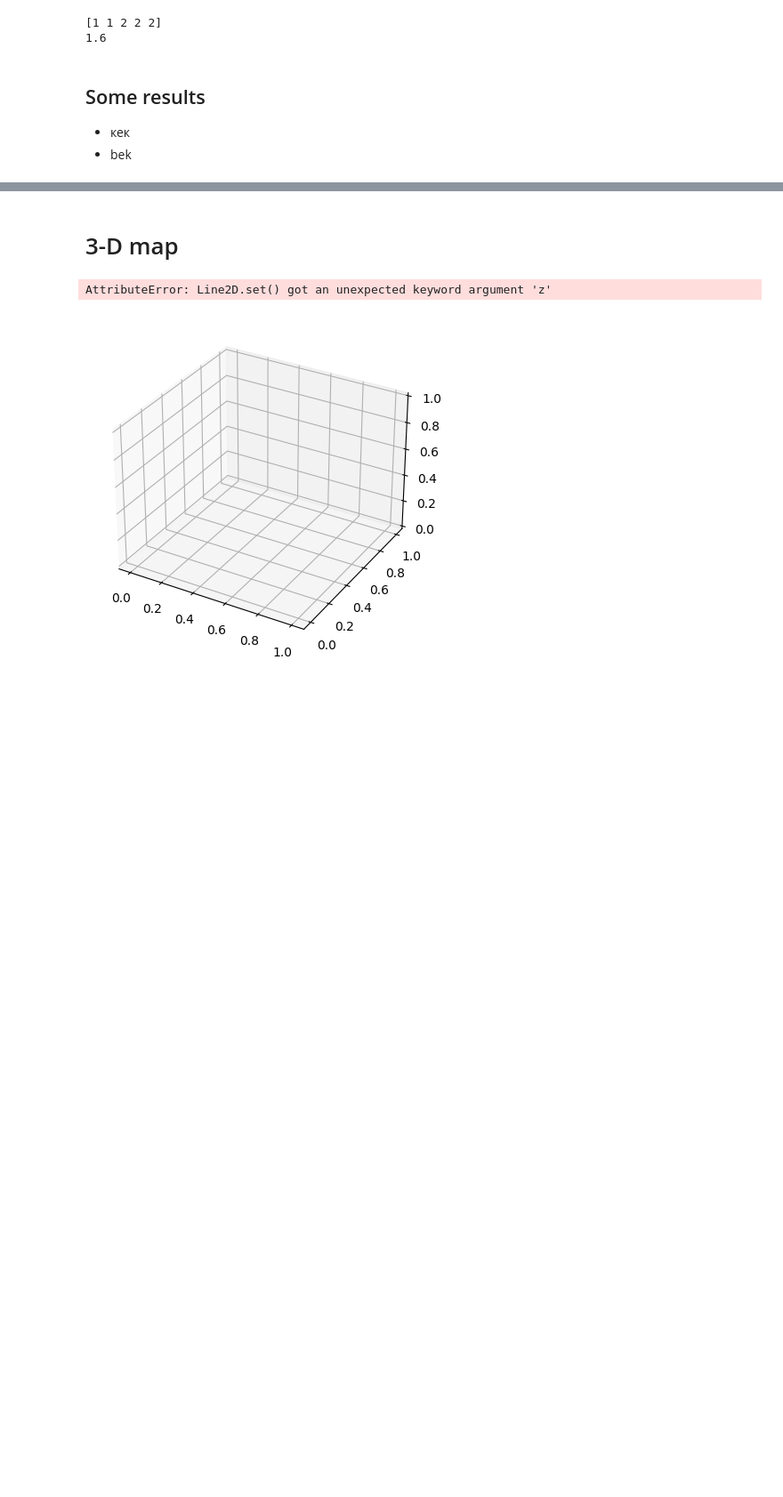
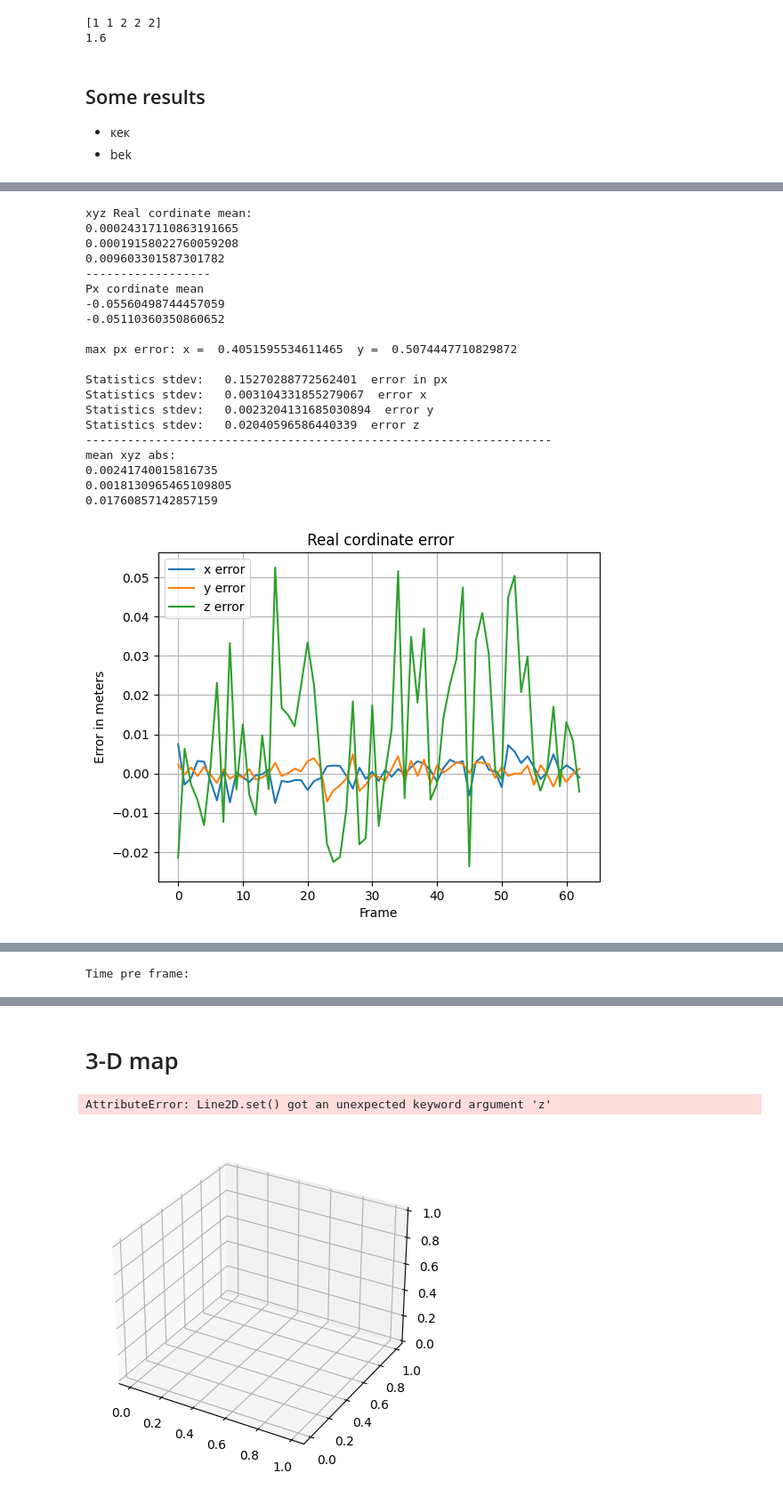
Before and after one commit to Cyber1derer/BallDetector, a Jupyter notebook: analysis/ProjectPointEstimation.ipynb, the cells around one changed output, grey strips where cells are left out. Shown at 89% size. Cells and saved outputs as stored; diff of their text form; code cells hidden in the pictures; blank space fills up the shorter version.

```diff
--- a/analysis/ProjectPointEstimation.ipynb
+++ b/analysis/ProjectPointEstimation.ipynb
@@ -197,0 +230,29 @@ ErrorEstimation(FindCord63, BlenderCord63,rvecR,T,cameraMatrix,distCoeffs,draw=b
+# %%
+DeleteTrash(r"./BallDetectorLogMomentWithCameraMatrix.txt")
+FindCord63SobelOffset = np.loadtxt(r"./BallDetectorLogMomentWithCameraMatrix.txt")
+
+ErrorEstimation(FindCord63SobelOffset, BlenderCord63SobelOffset,rvecR,T,cameraMatrix,distCoeffs,draw=bool)
+
+print ("Time pre frame: ")
+# %% [output]
+xyz Real cordinate mean:
+0.00024317110863191665
+0.00019158022760059208
+0.009603301587301782
+------------------
+Px cordinate mean
+-0.05560498744457059
+-0.05110360350860652
+
+max px error: x =  0.4051595534611465  y =  0.5074447710829872
+
+Statistics stdev:   0.15270288772562401  error in px
+Statistics stdev:   0.003104331855279067  error x
+Statistics stdev:   0.0023204131685030894  error y
+Statistics stdev:   0.02040596586440339  error z
+-------------------------------------------------------------------
+mean xyz abs:
+0.00241740015816735
+0.0018130965465109805
+0.01760857142857159
+[figure, added]
@@ -197,0 +263 @@ ErrorEstimation(FindCord63, BlenderCord63,rvecR,T,cameraMatrix,distCoeffs,draw=b
+Time pre frame:
```
Also changed, not shown: parts of 8 cells of this notebook, 7 other files.
